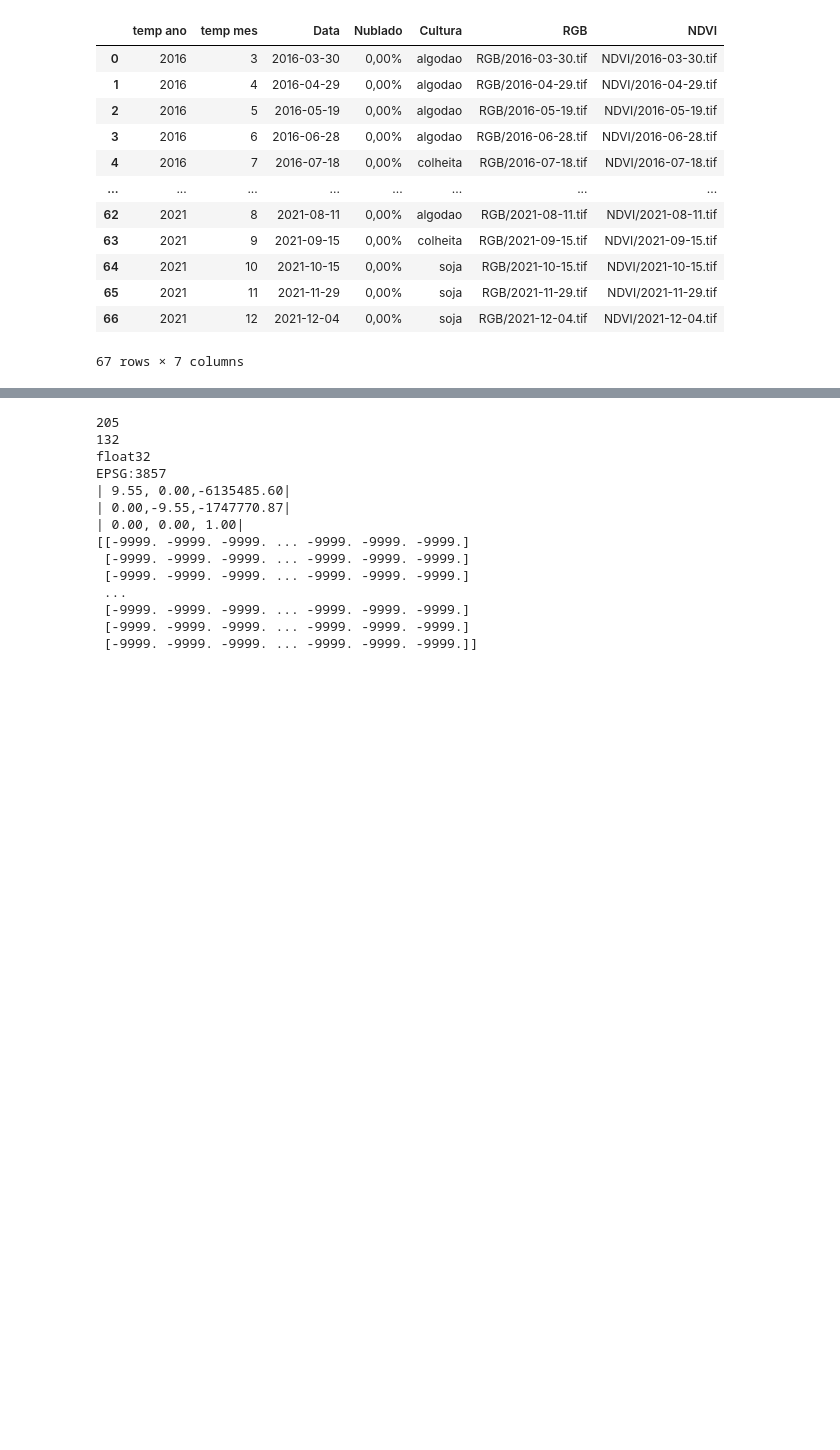
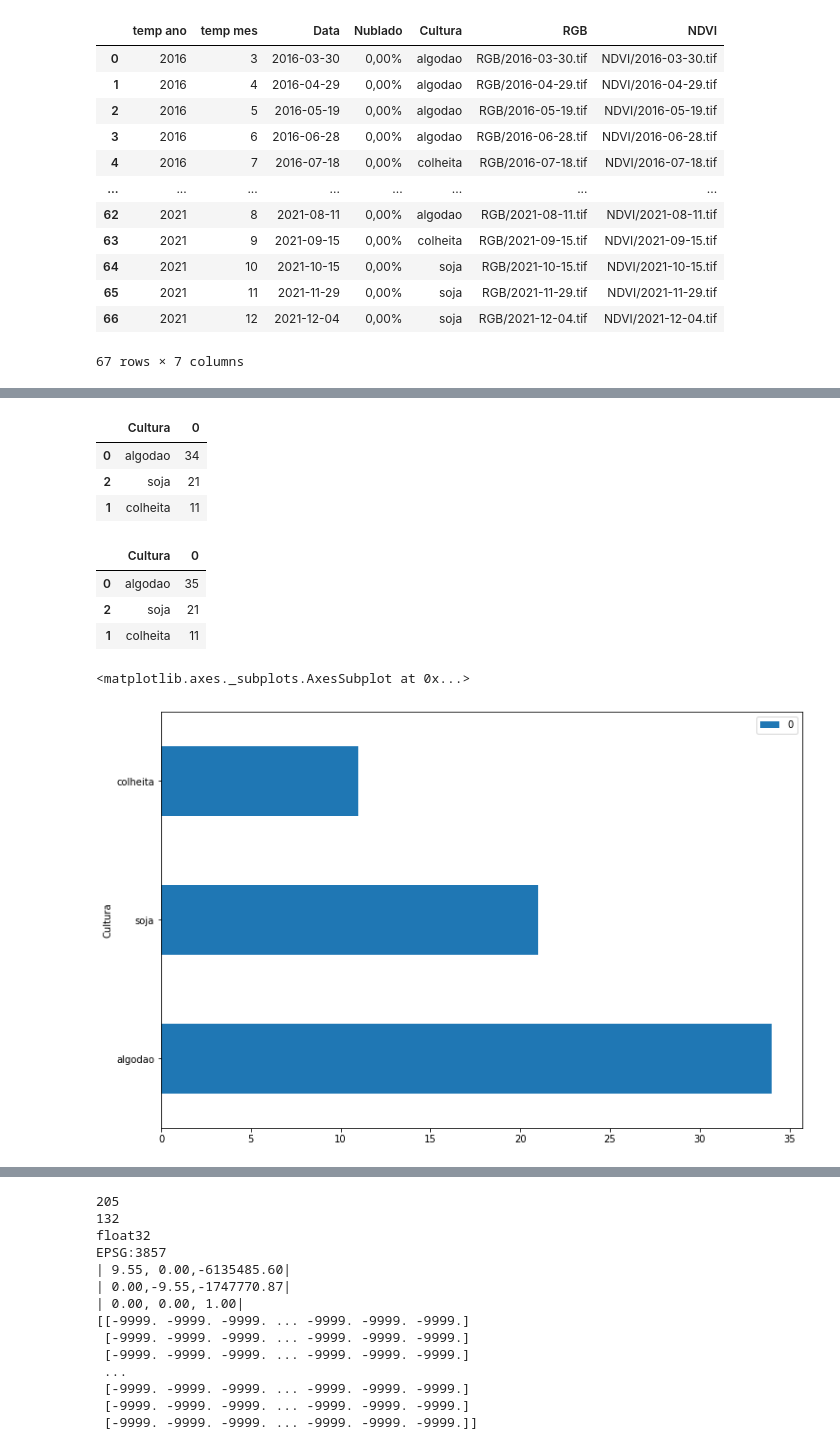
Before and after one commit to g-roger/analise-vegetativa-bemagro, a Jupyter notebook: 20ia_05_EDA_bemagro.ipynb, the cells around one changed output, grey strips where cells are left out. Drawn from its saved outputs; the diff is of its cells as text; code cells hidden in the pictures; blank space fills up the shorter version.

```diff
--- a/20ia_05_EDA_bemagro.ipynb
+++ b/20ia_05_EDA_bemagro.ipynb
@@ -98,0 +181,21 @@ df_2
+# %%
+df_1_culturas = df_1.groupby('Cultura').size().reset_index().sort_values(0, ascending=False)
+df_2_culturas = df_2.groupby('Cultura').size().reset_index().sort_values(0, ascending=False)
+df_1_culturas.head()
+# %% [output]
+|  | Cultura | 0 |
+| 0 | algodao | 34 |
+| 2 | soja | 21 |
+| 1 | colheita | 11 |
+# %%
+df_2_culturas
+# %% [output]
+|  | Cultura | 0 |
+| 0 | algodao | 35 |
+| 2 | soja | 21 |
+| 1 | colheita | 11 |
+# %%
+df_1_culturas.plot.barh(x='Cultura', y=0, figsize=(12,8))
+# %% [output]
+<matplotlib.axes._subplots.AxesSubplot at 0x...>
+[figure, added]
```
Also changed, not shown: parts of 26 cells of this notebook.
